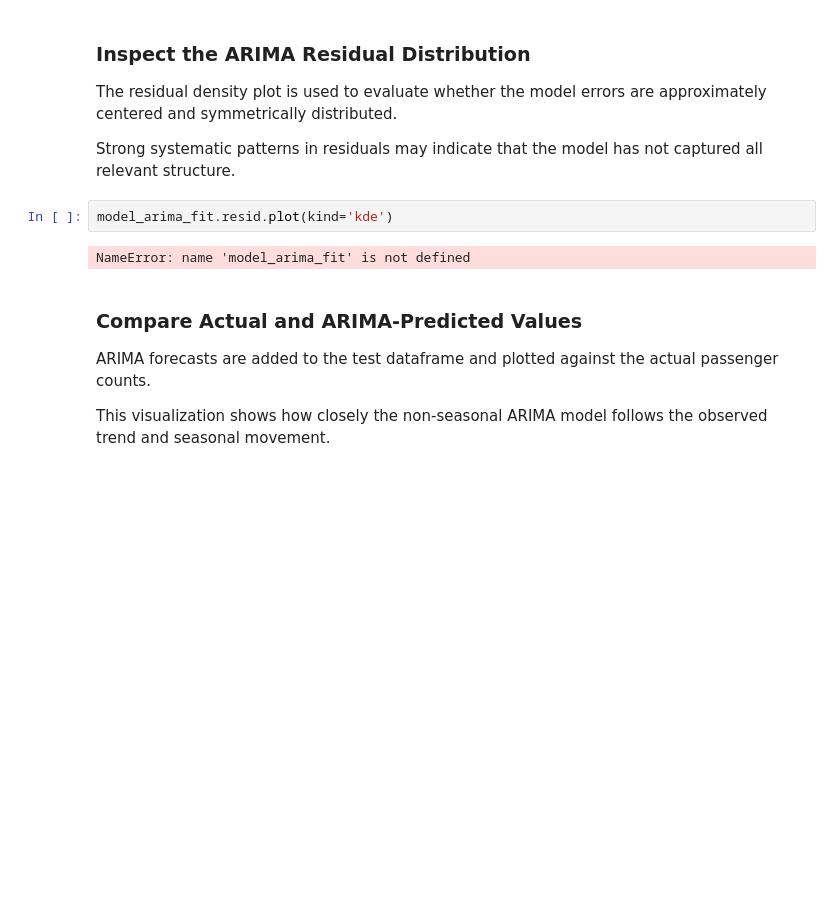
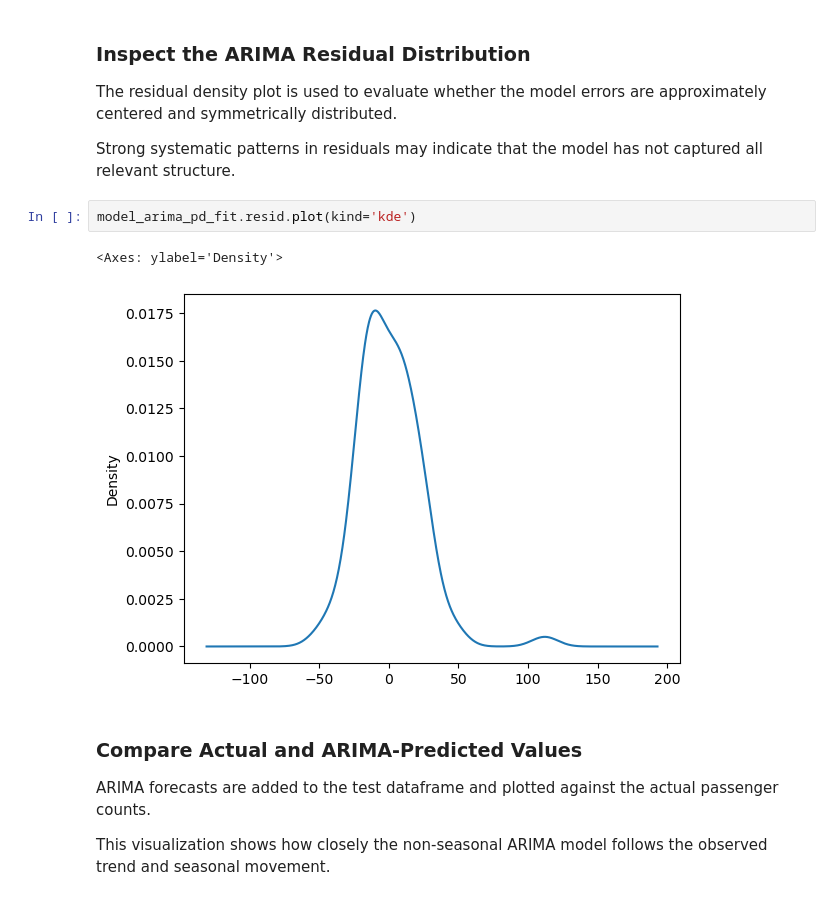
Before and after one commit to Shankari-Mohanakrishnan/time-series-analysis, a Jupyter notebook: notebooks/ARIMA_SARIMAX.ipynb, the cells around one changed output. Saved outputs shown, nothing was run; the diff lists cells and outputs as text; blank space fills up the shorter version.

```diff
--- a/notebooks/ARIMA_SARIMAX.ipynb
+++ b/notebooks/ARIMA_SARIMAX.ipynb
@@ -556,9 +556,10 @@ The residual density plot is used to evaluate whether the model errors are appro
 
 Strong systematic patterns in residuals may indicate that the model has not captured all relevant structure.
 # %%
-model_arima_fit.resid.plot(kind='kde')
+model_arima_pd_fit.resid.plot(kind='kde')
 # %% [output]
-NameError: name 'model_arima_fit' is not defined
+<Axes: ylabel='Density'>
+[figure, added]
 # %% [markdown]
 ### Compare Actual and ARIMA-Predicted Values
 
```
Also changed, not shown: parts of 1 cell of this notebook.
